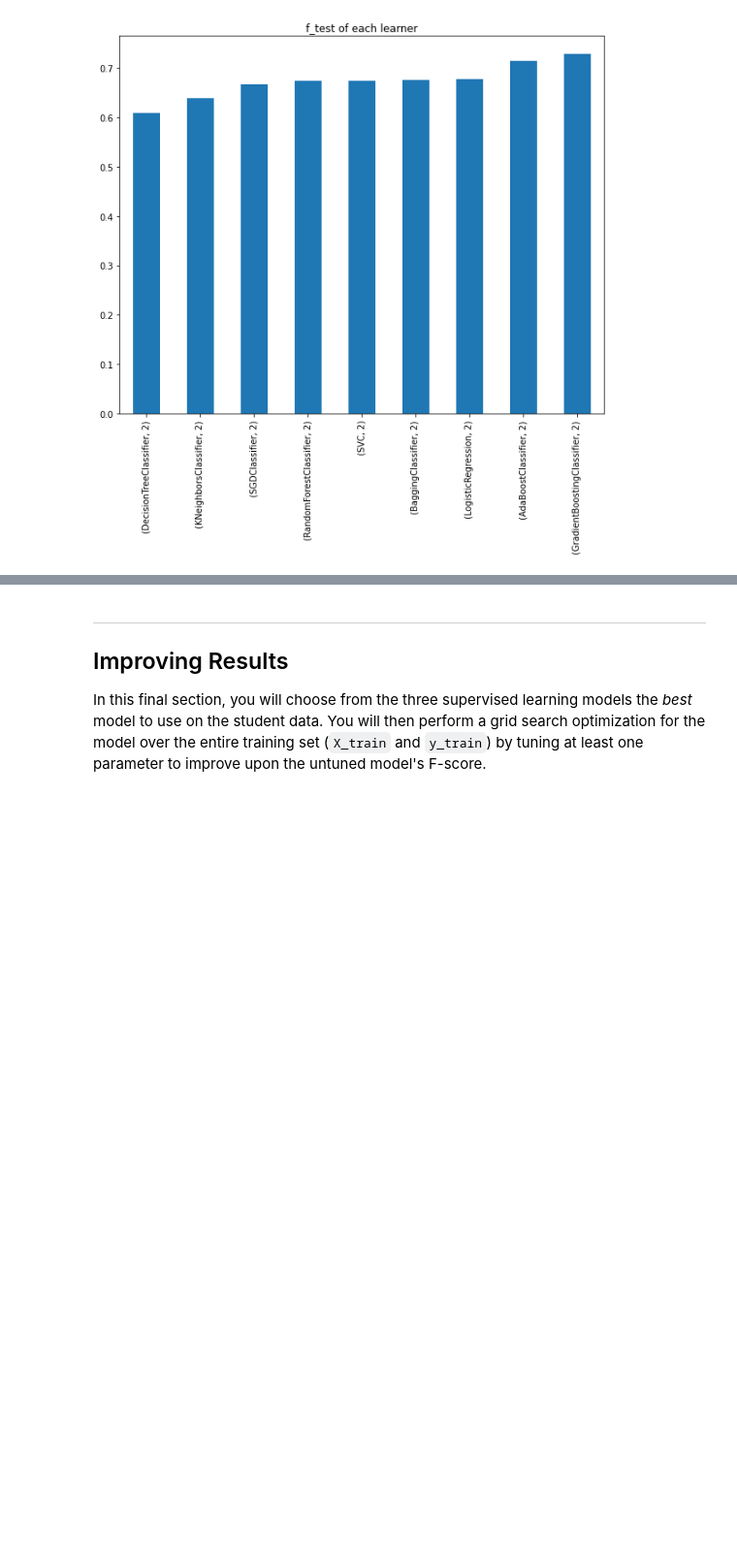
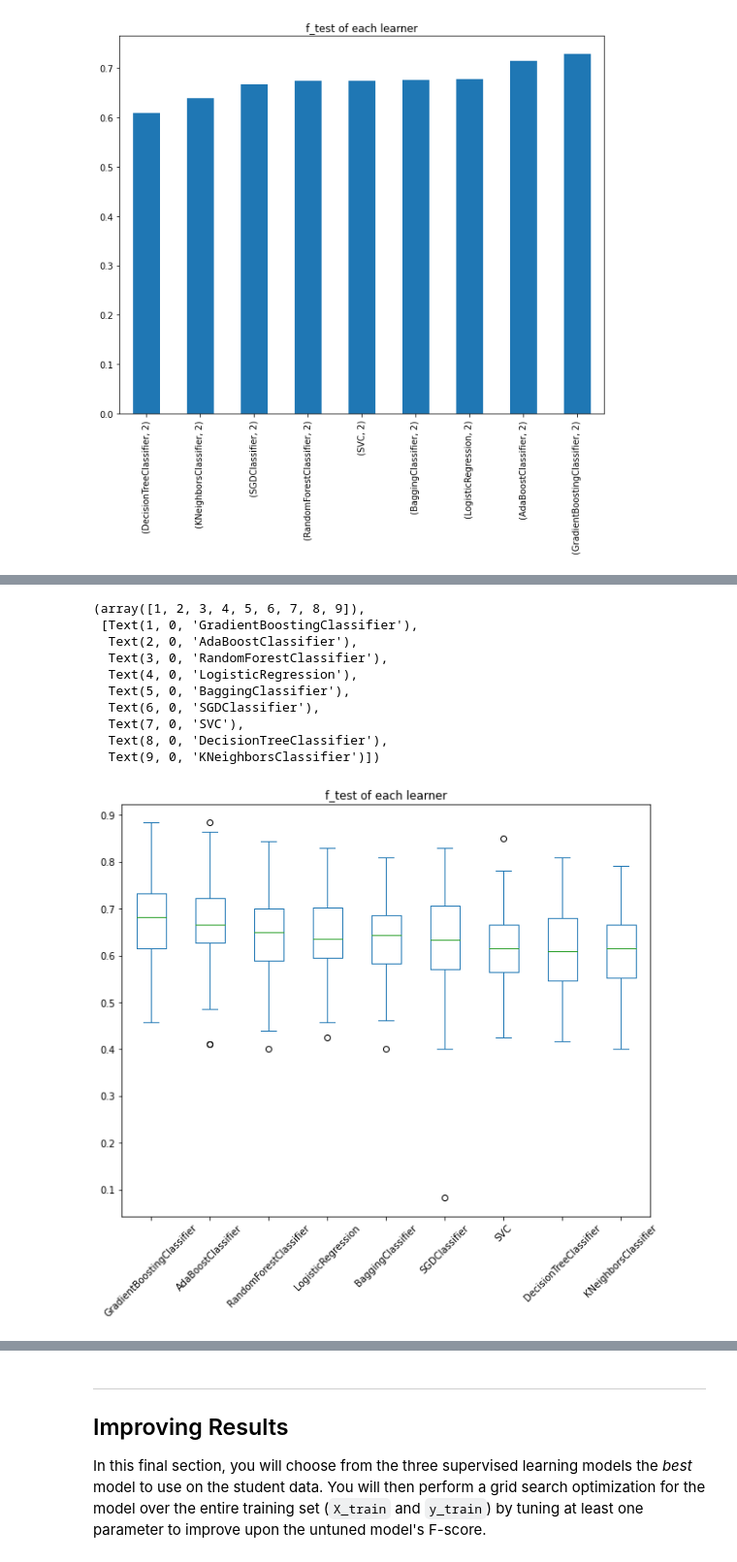
Before and after one commit to amine-mih-dev/salary-prediction, a Jupyter notebook: starter/finding_donors.ipynb, the cells around one changed output, grey strips where cells are left out. Shown at 97% size. Saved outputs shown, nothing was run; the diff lists cells and outputs as text; code cells hidden in the pictures; blank space fills up the shorter version.

Commit message:
performed cross validation and saved the results in a CSV format

```diff
--- a/starter/finding_donors.ipynb
+++ b/starter/finding_donors.ipynb
@@ -741,3 +741,13 @@ df_val
 # %% [output]
 <AxesSubplot:title={'center':'f_test of each learner'}>
 [figure]
+# %%
+from sklearn.model_selection import cross_val_score
+
+cross_val_scores = {}
+for clf in clfs:
+    clf_name = clf.__class__.__name__
+    print('=' * 80)
+    print(clf_name)
+    cross_val_scores[clf_name] = cross_val_score(clf, X_train, y_train, cv=50, scoring='f1')
+    print("Accuracy: %0.2f (+/- %0.2f)" % (cross_val_scores[clf_name].mean(), cross_val_scores[clf_name].std() * 2))
@@ -743,0 +797,8 @@ df_val
+# %%
+cross_val_scores_test = {}
+for clf in clfs:
+    clf_name = clf.__class__.__name__
+    print('=' * 80)
+    print(clf_name)
+    cross_val_scores_test[clf_name] = cross_val_score(clf, X_test, y_test, cv=100, scoring='f1')
+    print("Accuracy: %0.2f (+/- %0.2f)" % (cross_val_scores_test[clf_name].mean(), cross_val_scores_test[clf_name].std() * 2))
@@ -743,0 +868,29 @@ df_val
+# %%
+#save the cros validation results for later use
+cross_val_scores_test_df = pd.DataFrame(cross_val_scores_test)
+cross_val_scores_test_df.to_csv('cross_val_scores_test_df.csv')
+
+cross_val_scores_df = pd.DataFrame(cross_val_scores)
+cross_val_scores_df.to_csv('cross_val_scores_df.csv')
+# %%
+# sort columns by mean
+#  df.reindex(df.mean().sort_values().index, axis=1)
+cross_val_scores_df_mean = cross_val_scores_test_df.mean()
+cross_val_scores_df_mean.sort_values(ascending=False)
+cross_val_scores_test_df = cross_val_scores_test_df.reindex(cross_val_scores_df_mean.sort_values(ascending=False).index, axis=1)
+#plot whisker box plot
+cross_val_scores_test_df.plot(kind = 'box', title = 'f_test of each learner', figsize = (10,8))
+# rotate x labels
+plt.xticks(rotation = 45)
+# %% [output]
+(array([1, 2, 3, 4, 5, 6, 7, 8, 9]),
+ [Text(1, 0, 'GradientBoostingClassifier'),
+  Text(2, 0, 'AdaBoostClassifier'),
+  Text(3, 0, 'RandomForestClassifier'),
+  Text(4, 0, 'LogisticRegression'),
+  Text(5, 0, 'BaggingClassifier'),
+  Text(6, 0, 'SGDClassifier'),
+  Text(7, 0, 'SVC'),
+  Text(8, 0, 'DecisionTreeClassifier'),
+  Text(9, 0, 'KNeighborsClassifier')])
+[figure, added]
```
Also changed, not shown: parts of 8 cells of this notebook, 2 other files.
